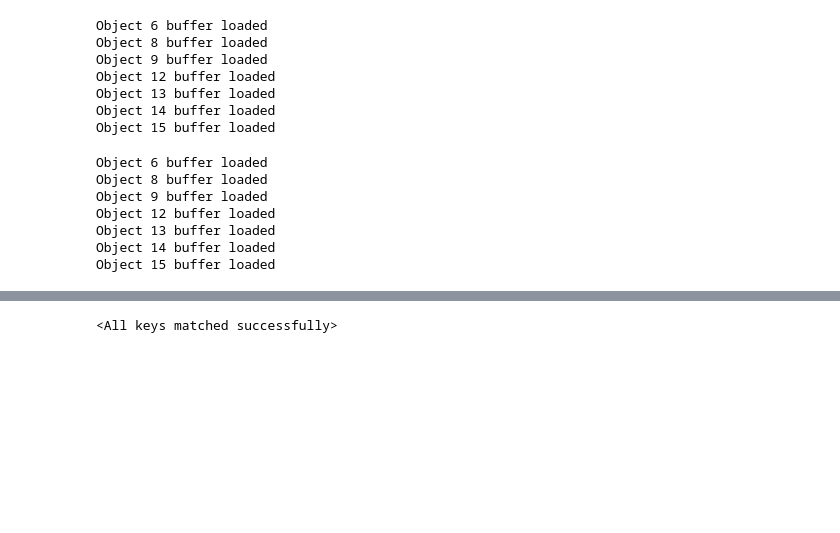
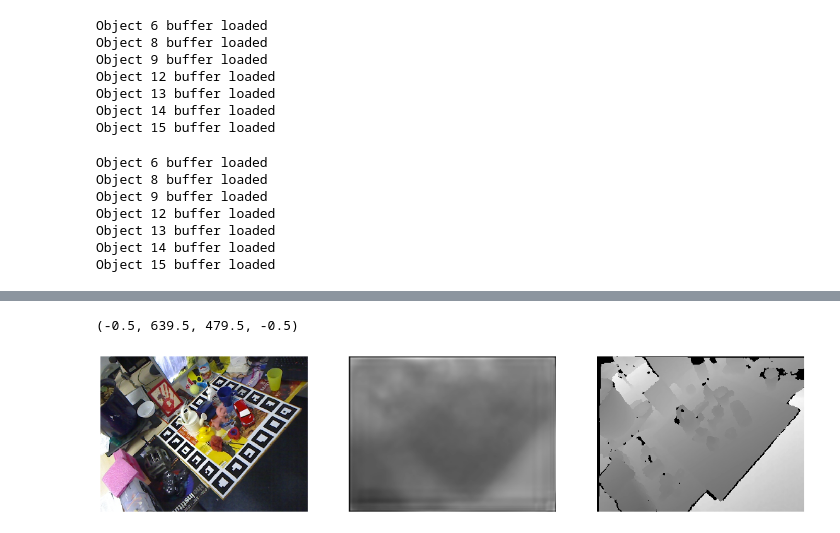
Before and after one commit to anhquancao/6D-pose-project, a Jupyter notebook: Depth_prediction.ipynb, the cells around one changed output, grey strips where cells are left out. Drawn from its saved outputs; the diff is of its cells as text; code cells hidden in the pictures; blank space fills up the shorter version.

Commit message:
test depth prediction base model

```diff
--- a/Depth_prediction.ipynb
+++ b/Depth_prediction.ipynb
@@ -171,3 +157,3 @@ Train time 00h 55m 59s Epoch 12 Batch 2 Frame 64 Avg_dis:0.17891163122840226
 KeyboardInterrupt:
 # %%
-t = next(iter(testdataloader))
+test_iter = iter(testdataloader)
@@ -176,8 +159,0 @@ img, depth = t
-# %%
-model = 'trained_models/depth_prediction/pose_model_2_0.12568162765364324.pth'
-# estimator = DepthNet()
-# estimator.cuda()
-estimator.load_state_dict(torch.load(model))
-# estimator.eval();
-# %% [output]
-<All keys matched successfully>
@@ -197,0 +160,33 @@ ax2.axis("off")
+# %%
+t = next(test_iter)
+img, depth = t
+img, depth = img.float().cuda(), depth.float().cuda()
+
+model = 'trained_models/depth_prediction/pose_model_9_0.11616236608548287.pth'
+estimator = DepthNet()
+estimator.load_state_dict(torch.load(model))
+estimator.cuda()
+estimator.eval()
+
+pred_log_depth = estimator(img).cpu().detach()[0]
+pred_depth = torch.exp(pred_log_depth)
+
+depth = depth.cpu()
+max_d = torch.max(depth)
+min_d = torch.min(depth)
+depth_norm = (depth - min_d) * 255 / (max_d - min_d)
+
+max_d = torch.max(pred_depth)
+min_d = torch.min(pred_depth)
+pred_depth_norm = (pred_depth - min_d) * 255 / (max_d - min_d)
+
+fig, (ax1, ax2, ax3) = plt.subplots(1, 3, figsize=(20, 6))
+ax1.imshow(im_convert(img))
+ax1.axis("off")
+ax2.imshow(depth_to_img(pred_depth_norm), cmap='gray')
+ax2.axis("off")
+ax3.imshow(depth_to_img(depth_norm), cmap='gray')
+ax3.axis("off")
+# %% [output]
+(-0.5, 639.5, 479.5, -0.5)
+[figure, added]
```
Also changed, not shown: parts of 6 cells of this notebook, 3 other files.
